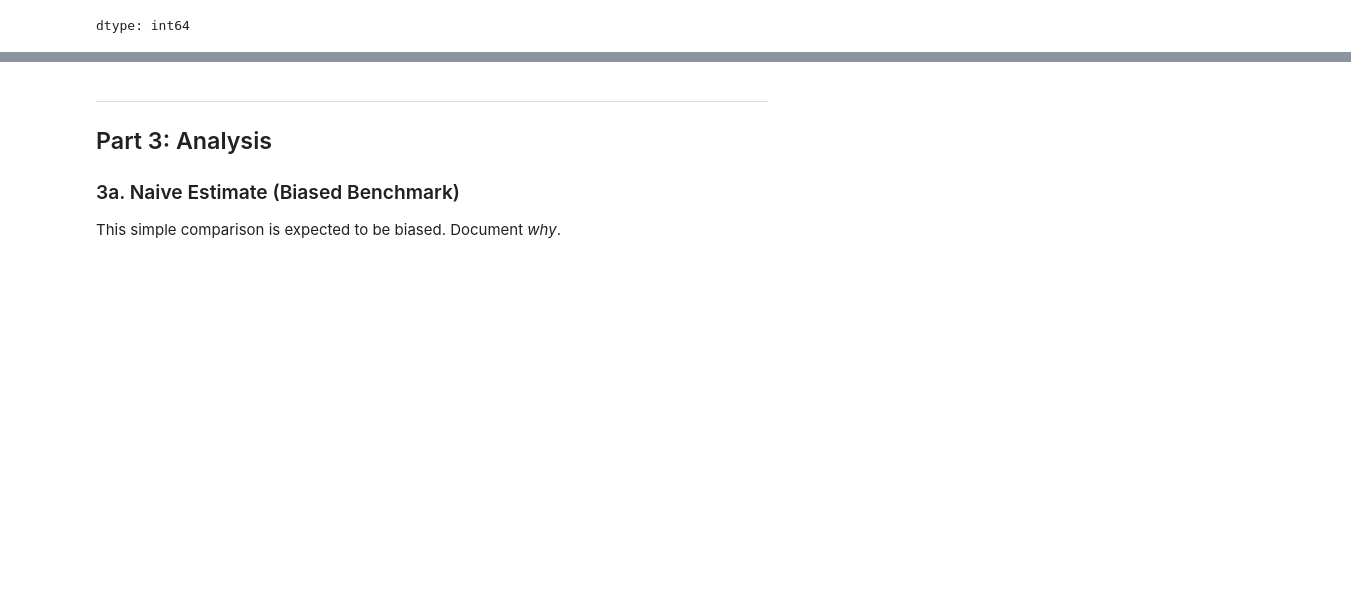
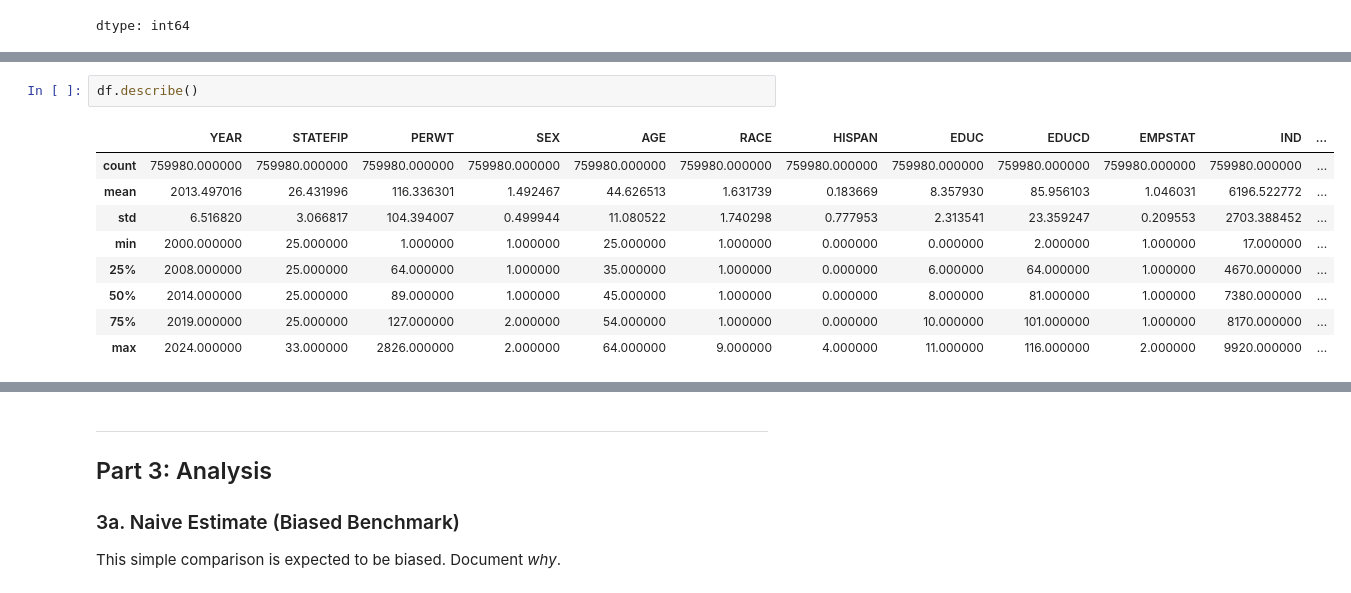
Before and after one commit to zackdihel/DA-final-project, a Jupyter notebook: notebooks/5200_final_project_starter.ipynb, the cells around one changed output, grey strips where cells are left out. Drawn from its saved outputs; the diff is of its cells as text; blank space fills up the shorter version.

```diff
--- a/notebooks/5200_final_project_starter.ipynb
+++ b/notebooks/5200_final_project_starter.ipynb
@@ -116,2 +149,14 @@ dtype: int64
+# %%
+df.describe()
+# %% [output]
+|  | YEAR | STATEFIP | PERWT | SEX | AGE | RACE | HISPAN | EDUC | EDUCD | EMPSTAT | IND | ... |
+| count | 759980.000000 | 759980.000000 | 759980.000000 | 759980.000000 | 759980.000000 | 759980.000000 | 759980.000000 | 759980.000000 | 759980.000000 | 759980.000000 | 759980.000000 | ... |
+| mean | 2013.497016 | 26.431996 | 116.336301 | 1.492467 | 44.626513 | 1.631739 | 0.183669 | 8.357930 | 85.956103 | 1.046031 | 6196.522772 | ... |
+| std | 6.516820 | 3.066817 | 104.394007 | 0.499944 | 11.080522 | 1.740298 | 0.777953 | 2.313541 | 23.359247 | 0.209553 | 2703.388452 | ... |
+| min | 2000.000000 | 25.000000 | 1.000000 | 1.000000 | 25.000000 | 1.000000 | 0.000000 | 0.000000 | 2.000000 | 1.000000 | 17.000000 | ... |
+| 25% | 2008.000000 | 25.000000 | 64.000000 | 1.000000 | 35.000000 | 1.000000 | 0.000000 | 6.000000 | 64.000000 | 1.000000 | 4670.000000 | ... |
+| 50% | 2014.000000 | 25.000000 | 89.000000 | 1.000000 | 45.000000 | 1.000000 | 0.000000 | 8.000000 | 81.000000 | 1.000000 | 7380.000000 | ... |
+| 75% | 2019.000000 | 25.000000 | 127.000000 | 2.000000 | 54.000000 | 1.000000 | 0.000000 | 10.000000 | 101.000000 | 1.000000 | 8170.000000 | ... |
+| max | 2024.000000 | 33.000000 | 2826.000000 | 2.000000 | 64.000000 | 9.000000 | 4.000000 | 11.000000 | 116.000000 | 2.000000 | 9920.000000 | ... |
 # %%
 # --- EDA: Balance Check (treated vs. untreated) ---
```
Also changed, not shown: parts of 17 cells of this notebook.
